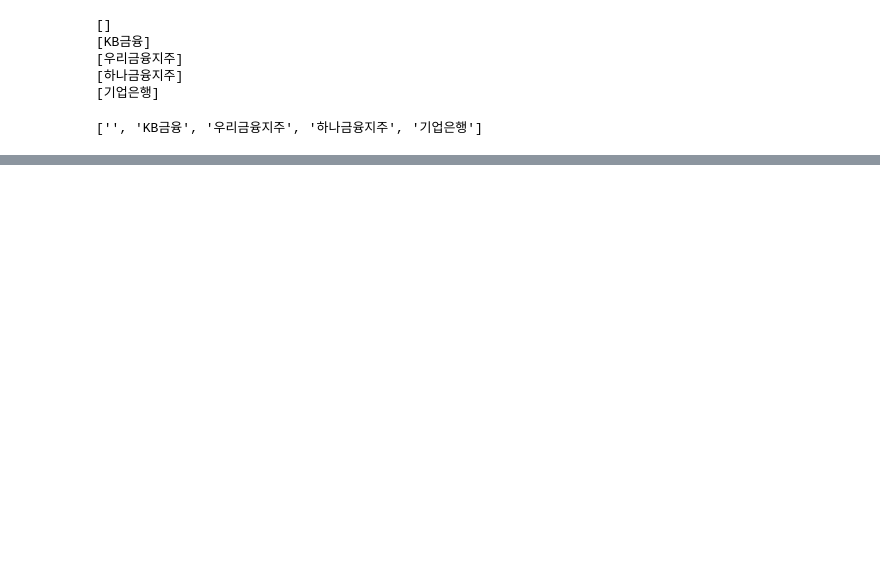
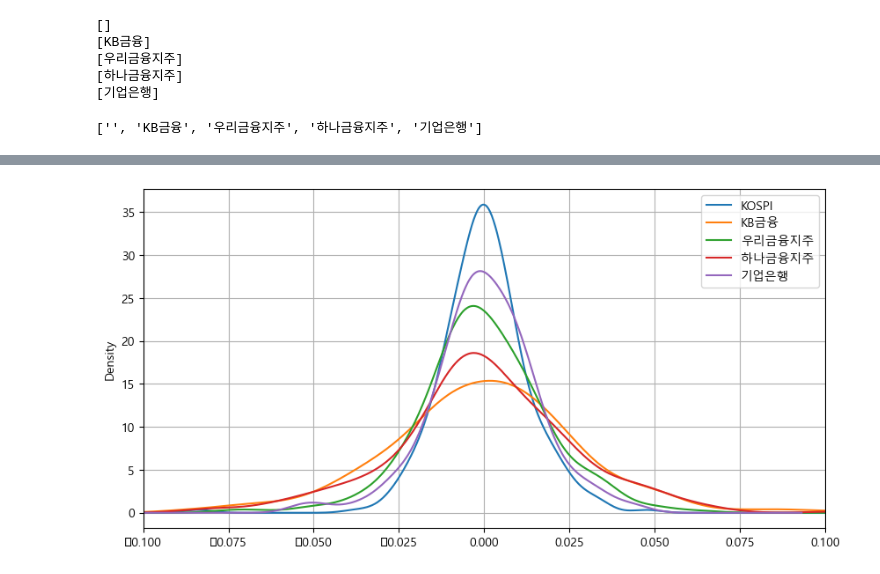
Before and after one commit to wontaeleeterry/Python_Algorithm_study_240503, a Jupyter notebook: ARIMA_Quant_PJT_250220/ARIMA_Kospi_Bank_250225.ipynb, the cells around one changed output, grey strips where cells are left out. Cells and saved outputs as stored; diff of their text form; code cells hidden in the pictures; blank space fills up the shorter version.

```diff
--- a/ARIMA_Quant_PJT_250220/ARIMA_Kospi_Bank_250225.ipynb
+++ b/ARIMA_Quant_PJT_250220/ARIMA_Kospi_Bank_250225.ipynb
@@ -71,0 +98,15 @@ elif os == 'Darwin':
+# %%
+plt.figure(figsize=(10, 5))
+ax = plt.gca()
+
+
+for i in range(len(object)):
+    cal_residuals(object[i]).plot(kind = 'kde', label=object[i], ax=ax)
+
+plt.xlim(-0.1, 0.1)    # 표시 영역을 -10%~+10% 으로 지정
+
+plt.legend(result)
+plt.grid(True)
+
+plt.show()
+# %% [output]
@@ -71,0 +114 @@ elif os == 'Darwin':
+[figure, added]
```
Also changed, not shown: parts of 7 cells of this notebook.
